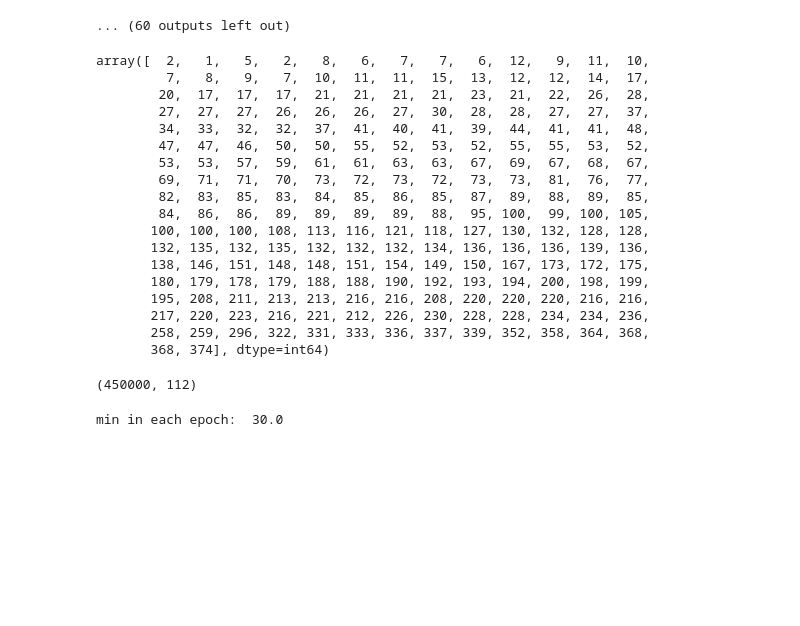
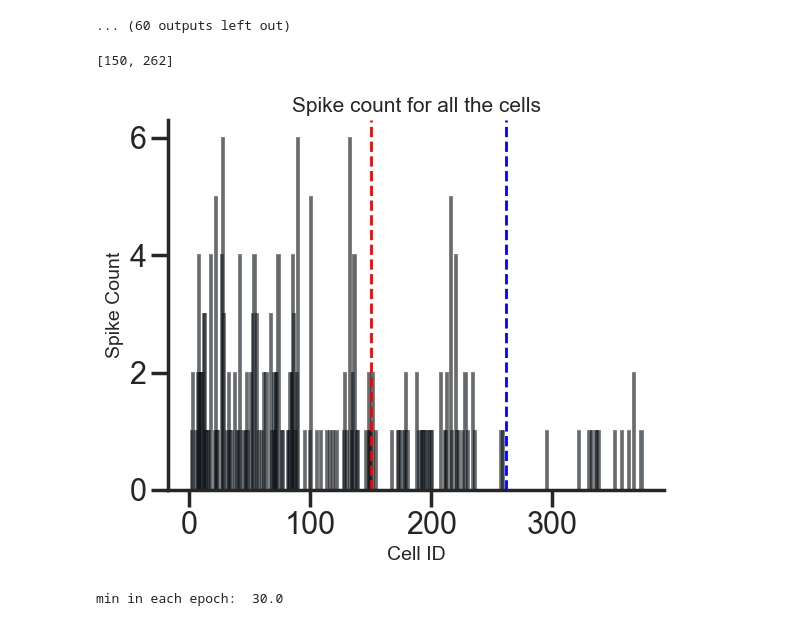
Before and after one commit to gdelfe/Ketamine_effects_on_the_brain, a Jupyter notebook: python/Place_cells_spike_analysis.ipynb, the cells around one changed output. Cells and saved outputs as stored; diff of their text form; code cells hidden in the pictures; blank space fills up the shorter version.

Commit message:
spike count plot

```diff
--- a/python/Place_cells_spike_analysis.ipynb
+++ b/python/Place_cells_spike_analysis.ipynb
@@ -390,3 +390,8 @@ coherence 0.4829055994234113
 firing rate 0.013333333333333334
 [figure]
 ... (60 outputs left out)
+# %%
+hpc_range = [ch_start, ch_end]
+hpc_range
+# %% [output]
+[150, 262]
@@ -393,24 +400,15 @@ firing rate 0.013333333333333334
 # %%
-spk[2]
+hist, bin_edges = np.histogram(spk[2], bins=374)
+plt.bar(bin_edges[:-1], hist, width=np.diff(bin_edges), edgecolor='black', align='edge', alpha=0.55)
+plt.axvline(x=ch_start, color='red', linestyle='dashed', linewidth=2)
+plt.axvline(x=ch_end, color='blue', linestyle='dashed', linewidth=2)
+
+plt.xlabel('Cell ID',fontsize=14)
+plt.ylabel('Spike Count',fontsize=14)
+plt.title('Spike count for all the cells',fontsize=15)
+plt.show()
 # %% [output]
-array([  2,   1,   5,   2,   8,   6,   7,   7,   6,  12,   9,  11,  10,
-         7,   8,   9,   7,  10,  11,  11,  15,  13,  12,  12,  14,  17,
-        20,  17,  17,  17,  21,  21,  21,  21,  23,  21,  22,  26,  28,
-        27,  27,  27,  26,  26,  26,  27,  30,  28,  28,  27,  27,  37,
-        34,  33,  32,  32,  37,  41,  40,  41,  39,  44,  41,  41,  48,
-        47,  47,  46,  50,  50,  55,  52,  53,  52,  55,  55,  53,  52,
-        53,  53,  57,  59,  61,  61,  63,  63,  67,  69,  67,  68,  67,
-        69,  71,  71,  70,  73,  72,  73,  72,  73,  73,  81,  76,  77,
-        82,  83,  85,  83,  84,  85,  86,  85,  87,  89,  88,  89,  85,
-        84,  86,  86,  89,  89,  89,  89,  88,  95, 100,  99, 100, 105,
-       100, 100, 100, 108, 113, 116, 121, 118, 127, 130, 132, 128, 128,
-       132, 135, 132, 135, 132, 132, 132, 134, 136, 136, 136, 139, 136,
-       138, 146, 151, 148, 148, 151, 154, 149, 150, 167, 173, 172, 175,
-       180, 179, 178, 179, 188, 188, 190, 192, 193, 194, 200, 198, 199,
-       195, 208, 211, 213, 213, 216, 216, 208, 220, 220, 220, 216, 216,
-       217, 220, 223, 216, 221, 212, 226, 230, 228, 228, 234, 234, 236,
-       258, 259, 296, 322, 331, 333, 336, 337, 339, 352, 358, 364, 368,
-       368, 374], dtype=int64)
+[figure, added]
 # %%
 from scipy.signal import hilbert
 
@@ -500,10 +498,6 @@ def instananeoues_phase_epoch(lfp_filt_B, lfp_filt_L, lfp_filt_M, lfp_filt_H):
     phase_H = instantaneous_phase(lfp_filt_H)
 
     return phase_B, phase_L, phase_M, phase_H
-# %%
-Lfp_B.shape
-# %% [output]
-(450000, 112)
 # %%
 # ====== Split speed and Lfp into injection periods (epochs): baseline, low, mid, and high injection
 Lfp_B, Lfp_L, Lfp_M, Lfp_H, speed_B, speed_L, speed_M, speed_H = split_into_epochs(Lfp,speed_up,N=250)
```
Also changed, not shown: parts of 4 cells of this notebook.
